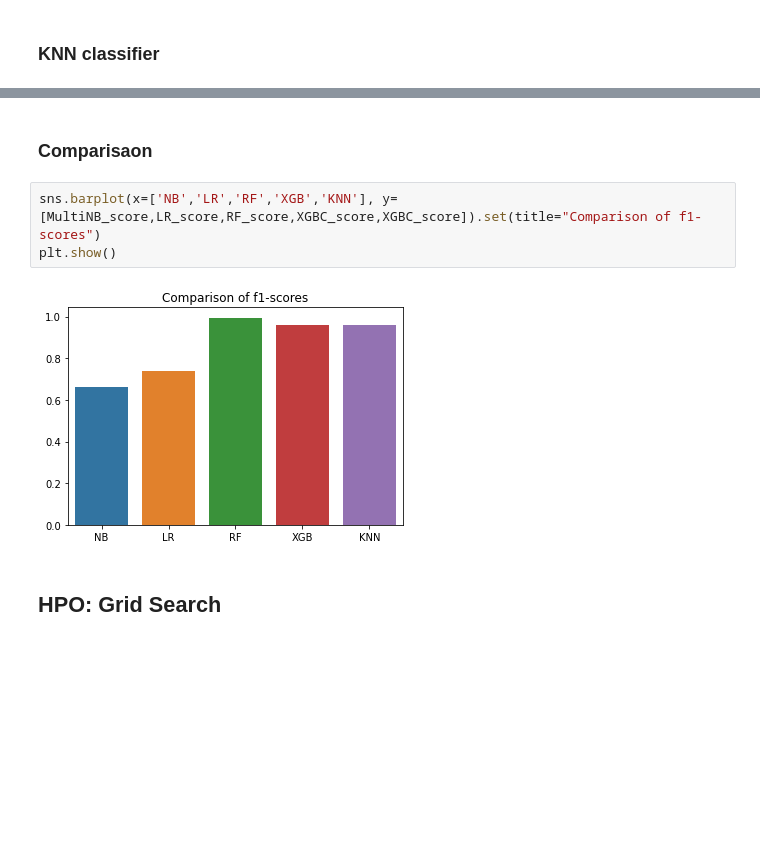
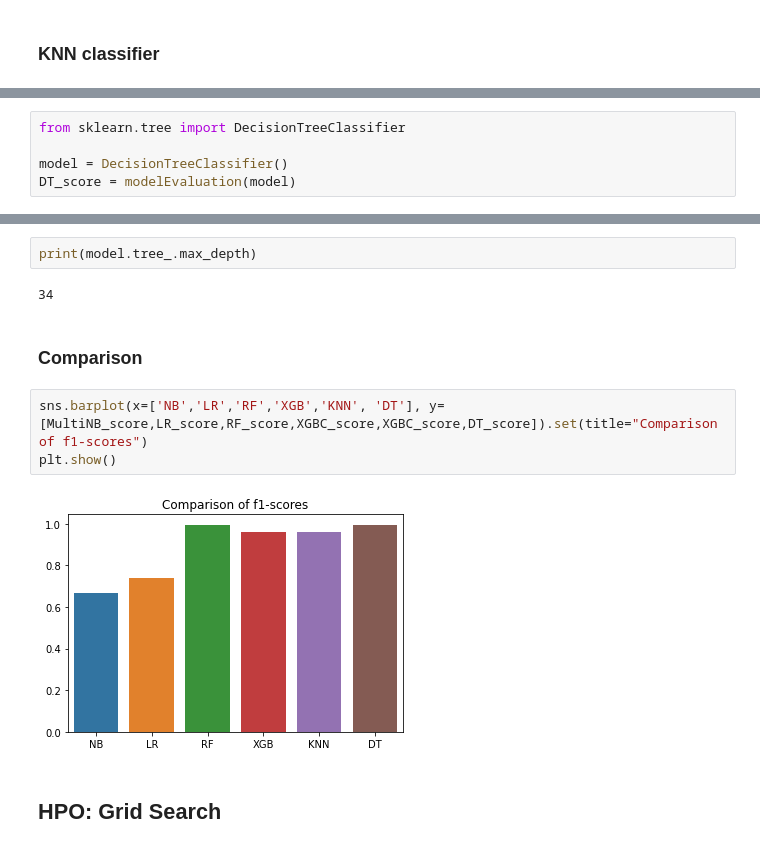
Before and after one commit to MaherDissem/CI-Failing-Builds-Detection, a Jupyter notebook: ML-on-TravisTorrent.ipynb, the cells around one changed output, grey strips where cells are left out. Saved outputs shown, nothing was run; the diff lists cells and outputs as text; blank space fills up the shorter version.

```diff
--- a/ML-on-TravisTorrent.ipynb
+++ b/ML-on-TravisTorrent.ipynb
@@ -673,0 +676,5 @@ AUC=0.945
+# %%
+from sklearn.tree import DecisionTreeClassifier
+
+model = DecisionTreeClassifier()
+DT_score = modelEvaluation(model)
@@ -674,10 +708,14 @@ AUC=0.945
+# %%
+print(model.tree_.max_depth)
+# %% [output]
+34
 # %% [markdown]
-### Comparisaon
+### Comparison
 # %%
-sns.barplot(x=['NB','LR','RF','XGB','KNN'], y=[MultiNB_score,LR_score,RF_score,XGBC_score,XGBC_score]).set(title="Comparison of f1-scores")
+sns.barplot(x=['NB','LR','RF','XGB','KNN', 'DT'], y=[MultiNB_score,LR_score,RF_score,XGBC_score,XGBC_score,DT_score]).set(title="Comparison of f1-scores")
 plt.show()
 # %% [output]
-[figure, old version]
+[figure, new version]
 # %% [markdown]
 ## HPO: Grid Search
 # %%
```
Also changed, not shown: parts of 13 cells of this notebook.
